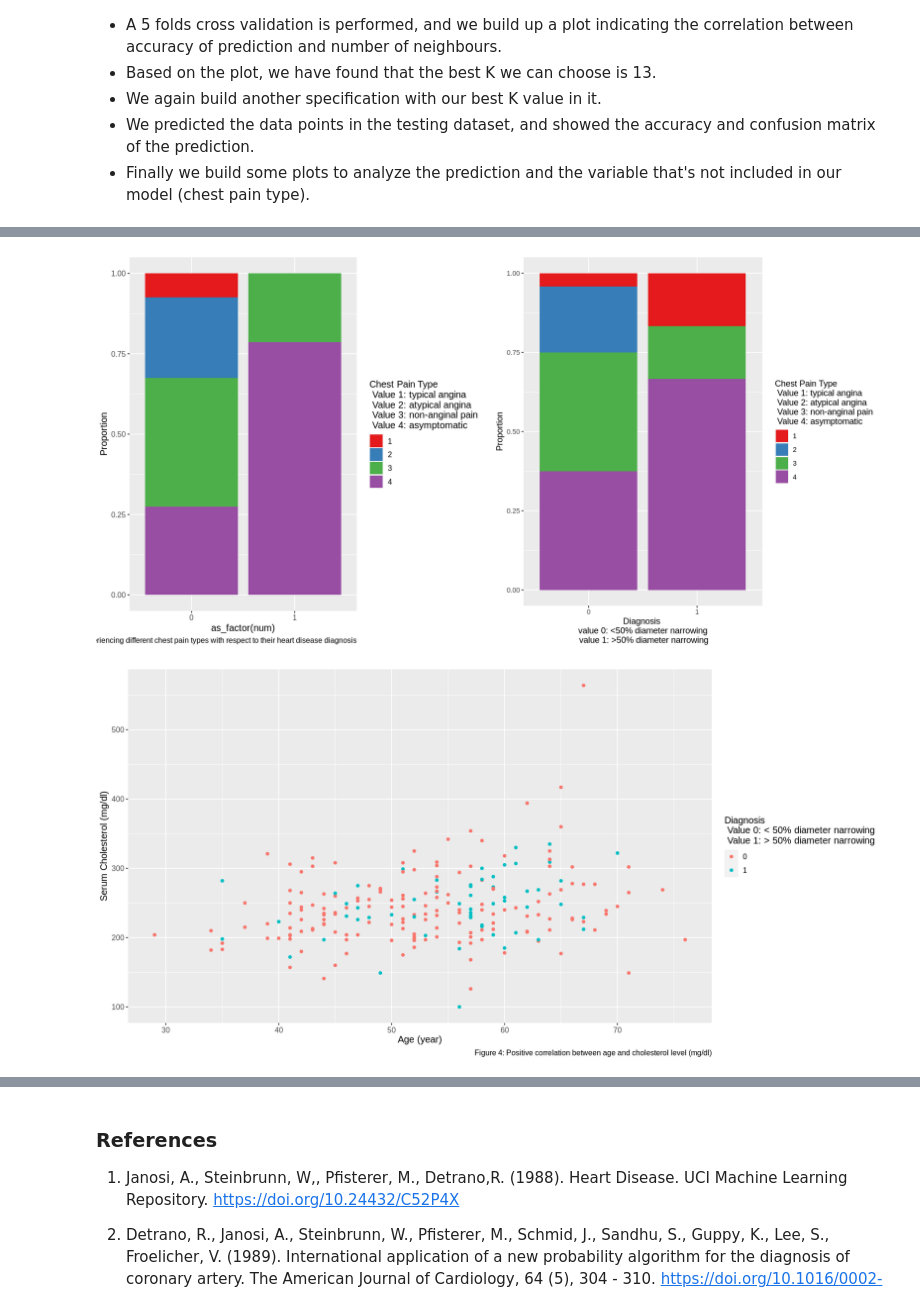
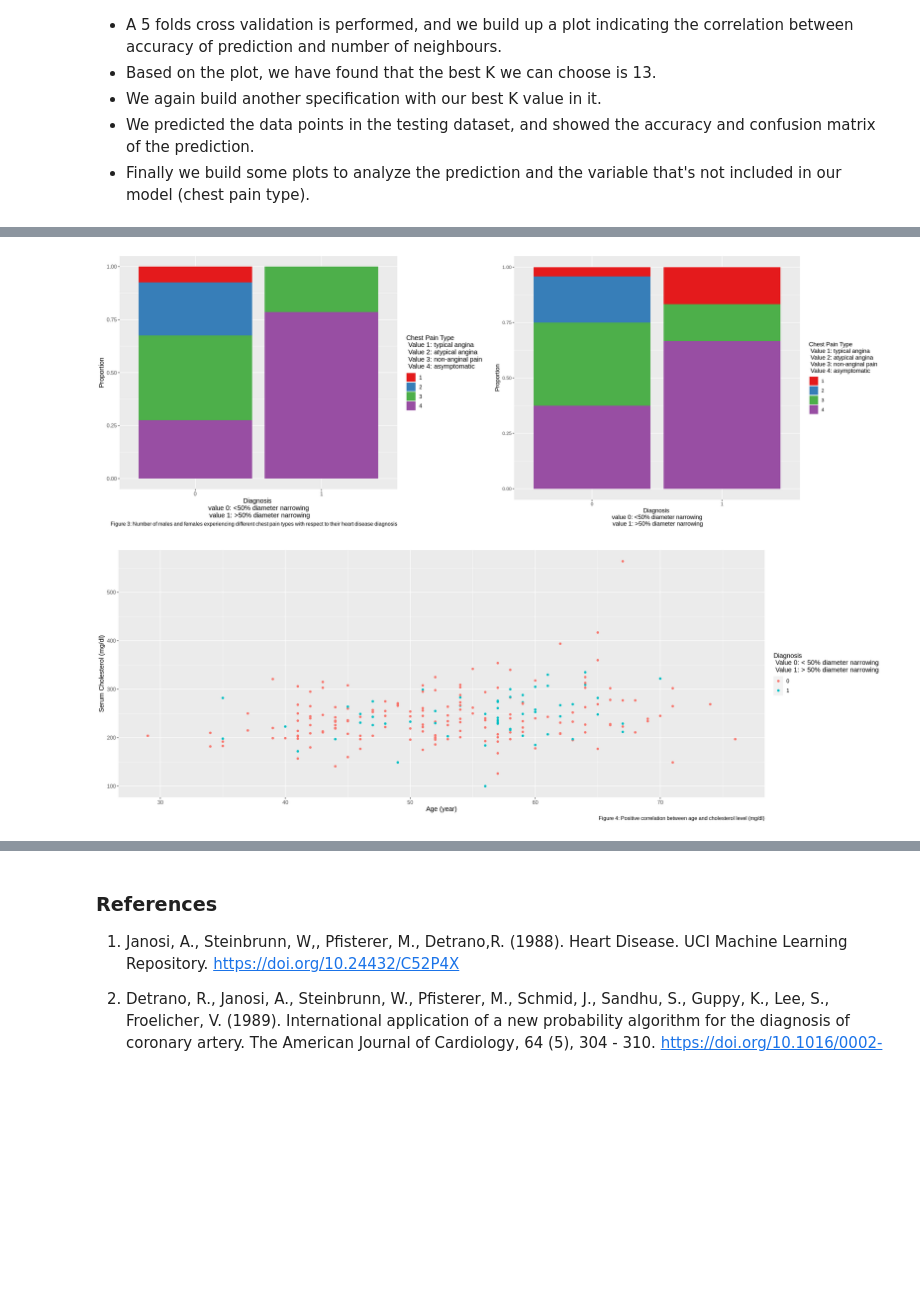
Before and after one commit to jlieu88/dsci-100-project, a Jupyter notebook: group_project_report.ipynb, the cells around one changed output, grey strips where cells are left out. Saved outputs shown, nothing was run; the diff lists cells and outputs as text; code cells hidden in the pictures; blank space fills up the shorter version.

```diff
--- a/group_project_report.ipynb
+++ b/group_project_report.ipynb
@@ -370,45 +375,45 @@ Prediction  0  1
 # %%
 # Further plots relating to Chest Pain
-options(repr.plot.width = 14, repr.plot.height = 7)
+options(repr.plot.width = 20, repr.plot.height = 7)
 
 # Proportion of people with different chest pain type
 cp_num_plot_true <- prediction |>
     ggplot(aes(x = as_factor(num), fill = as_factor(cp))) +
     geom_bar(position = 'fill') +
-    labs('Diagnosis \n value 0: <50% diameter narrowing \n value 1: >50% diameter narrowing', y = 'Proportion',
-    caption = "Figure 3: Number of males and females experiencing different chest pain types with respect to their heart disease diagnosis",
-    fill = "Chest Pain Type \n Value 1: typical angina \n Value 2: atypical angina \n Value 3: non-anginal pain \n Value 4: asymptomatic") +
+    xlab('Diagnosis \n value 0: <50% diameter narrowing \n value 1: >50% diameter narrowing') +
+    ylab('Proportion') +
+    labs(fill = "Chest Pain Type \n Value 1: typical angina \n Value 2: atypical angina \n Value 3: non-anginal pain \n Value 4: asymptomatic", caption = "Figure 3: Number of males and females experiencing different chest pain types with respect to their heart disease diagnosis") +
     scale_fill_brewer(palette = "Set1") +
     theme(text = element_text(size = 12))
 
 cp_num_plot_pred <- prediction |>
     ggplot(aes(x = as_factor(.pred_class), fill = as_factor(cp))) +
     geom_bar(position = 'fill') +
     xlab('Diagnosis \n value 0: <50% diameter narrowing \n value 1: >50% diameter narrowing') +
     ylab('Proportion') +
     labs(fill = "Chest Pain Type \n Value 1: typical angina \n Value 2: atypical angina \n Value 3: non-anginal pain \n Value 4: asymptomatic") +
     scale_fill_brewer(palette = "Set1")
 plot_grid(cp_num_plot_true, cp_num_plot_pred, ncol = 2)
 
 # Correlation between age vs Cholestrol Level
 age_chol_plot <- database |>
     ggplot(aes(x = age, y = chol, color = as_factor(num))) +
     geom_point() +
     xlab('Age (year)') +
     ylab('Serum Cholesterol (mg/dl)') +
     labs(color = "Diagnosis \n Value 0: < 50% diameter narrowing \n Value 1: > 50% diameter narrowing", caption = "Figure 4: Positive correlation between age and cholesterol level (mg/dl)") +
     theme(text = element_text(size = 12))
 age_chol_plot
 
 # Correlation between age vs Resting Blood pressure
 age_chol_plot <- database |>
     ggplot(aes(x = age, y = trestbps, color = as_factor(num))) +
     geom_point() +
     xlab('Age (year)') +
     ylab('Resting Blood Pressure (mm/Hg)') +
     labs(color = "Diagnosis \n Value 0: < 50% diameter narrowing \n Value 1: > 50% diameter narrowing", caption = "Figure 5: Positive correlation between age and resting blood pressure (mm Hg)")+
     theme(text = element_text(size = 12))
 age_chol_plot
 # %% [output]
-[figure, old version]
+[figure, new version]
-[figure, old version]
+[figure, new version]
```
Also changed, not shown: parts of 4 cells of this notebook.
